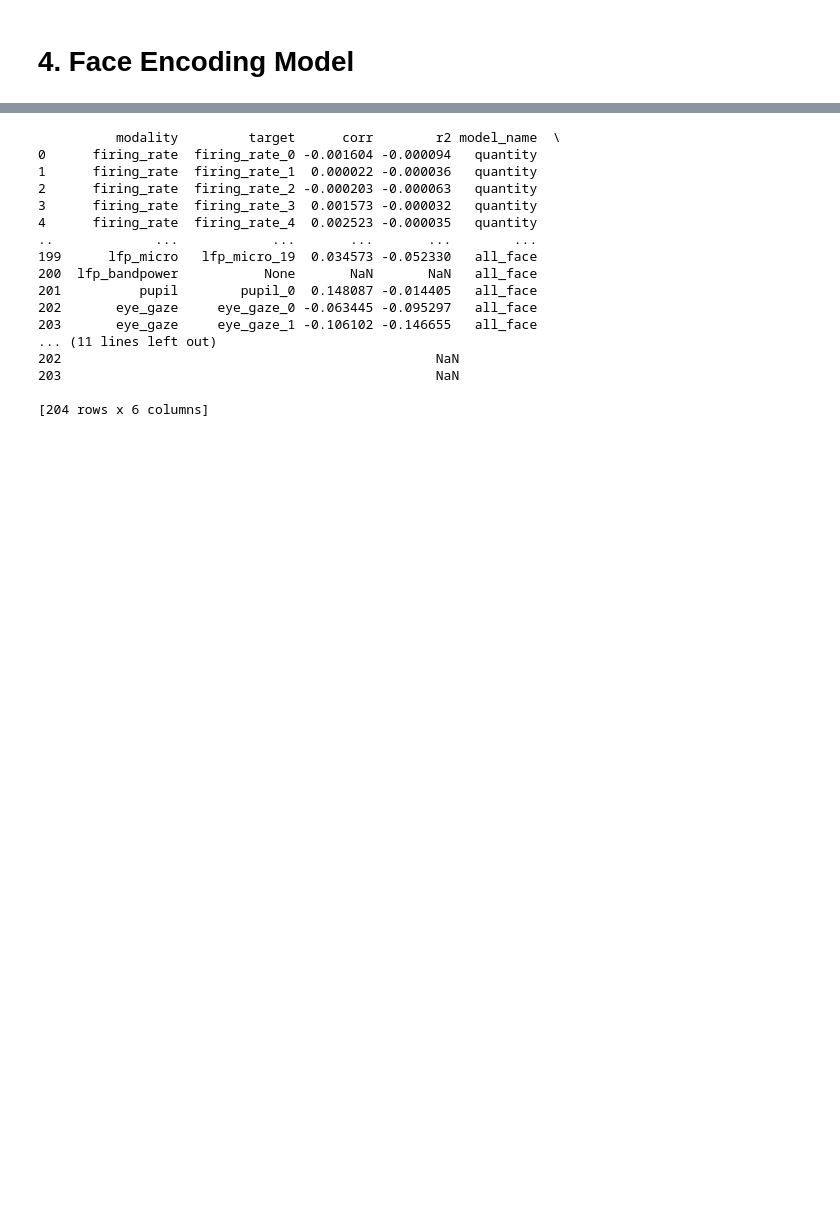
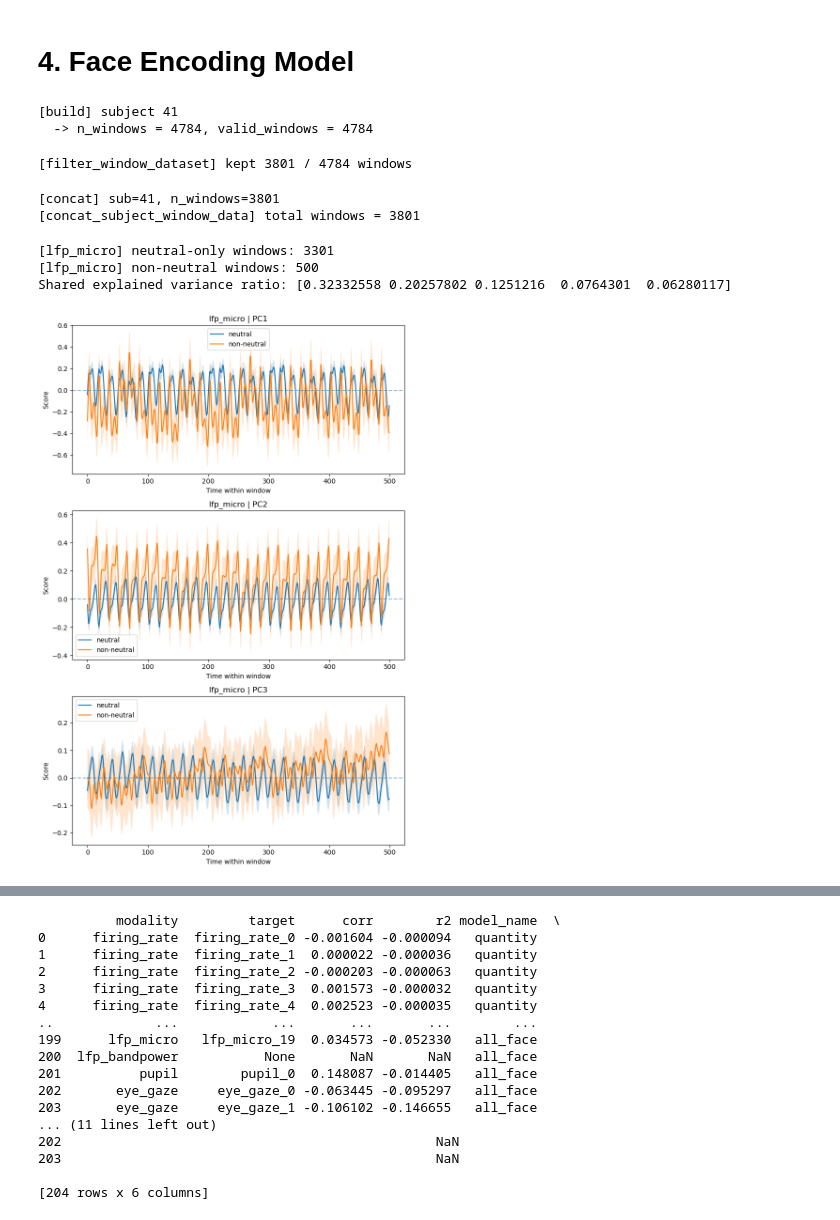
Before and after one commit to DanteLONG-NEO/CompNeuro_CDT, a Jupyter notebook: notebook/notebook.ipynb, the cells around one changed output, grey strips where cells are left out. Saved outputs shown, nothing was run; the diff lists cells and outputs as text; code cells hidden in the pictures; blank space fills up the shorter version.

```diff
--- a/notebook/notebook.ipynb
+++ b/notebook/notebook.ipynb
@@ -425,3 +540,53 @@ plt.show()
 [figure]
 # %% [markdown]
 # 4. Face Encoding Model
+# %%
+all_window_data = feature.build_all_subject_window_datasets(
+    out=data,
+    df_face_note=df_face_note,
+    window_size_sec=0.5,          # 500 ms
+    stride_sec=0.1,               # 100 ms stride
+    start_time=0.0,               # 从电影开始切窗
+    end_time=478.800,                # 默认到该 sub 的 time_grid 末尾
+    remove_baseline_windows=True, # 不把 -10~0 当训练窗
+    do_baseline_norm=True,        # 用 baseline 做归一化
+    baseline_mode="zscore",       # 可换 center / none / percent_change
+    baseline_start=-10.0,
+    baseline_end=0.0,
+    modality_keys=["firing_rate", "lfp_macro", "lfp_micro", "eye_gaze", "pupil"],
+    use_only_valid_face_frames=True,
+    valid_face_mode="front_or_face",
+    require_all_modalities_nonempty=False,
+    verbose=True,
+)
+# %% [output]
+[build] subject 41
+  -> n_windows = 4784, valid_windows = 4784
+# %%
+all_window_data_filtered = {}
+
+for sub, sub_data in all_window_data.items():
+    all_window_data_filtered[sub] = feature.filter_window_dataset(
+        sub_data,
+        valid_window_only=True,
+        min_valid_face_ratio=0.5,
+        min_face_frames=5,
+        min_non_neutral=None,
+        allowed_hard_labels=None,
+        require_modalities_nonempty=["firing_rate"],
+        verbose=True,
+    )
+# %% [output]
+[filter_window_dataset] kept 3801 / 4784 windows
+# %%
+concat_data = feature.concat_subject_window_data(
+    all_window_data_filtered,
+    subjects=None,
+    modality_keys=["firing_rate", "lfp_macro", "lfp_micro", "eye_gaze", "pupil"],
+    add_subject_column=True,
+    reset_index=True,
+    verbose=True,
+)
+# %% [output]
+[concat] sub=41, n_windows=3801
+[concat_subject_window_data] total windows = 3801
@@ -427,0 +811,11 @@ plt.show()
+# %%
+res = run_grouped_trajectory_pca_on_concat_data(concat_data, modality="lfp_micro", n_components=5)
+
+# plot_grouped_pca(res, pcx=1, pcy=2)
+# plot_grouped_pca(res, pcx=1, pcy=3)
+plot_pc_time_series(res)
+# %% [output]
+[lfp_micro] neutral-only windows: 3301
+[lfp_micro] non-neutral windows: 500
+Shared explained variance ratio: [0.32332558 0.20257802 0.1251216  0.0764301  0.06280117]
+[figure, added]
```
Also changed, not shown: parts of 10 cells of this notebook, 1 other file.
